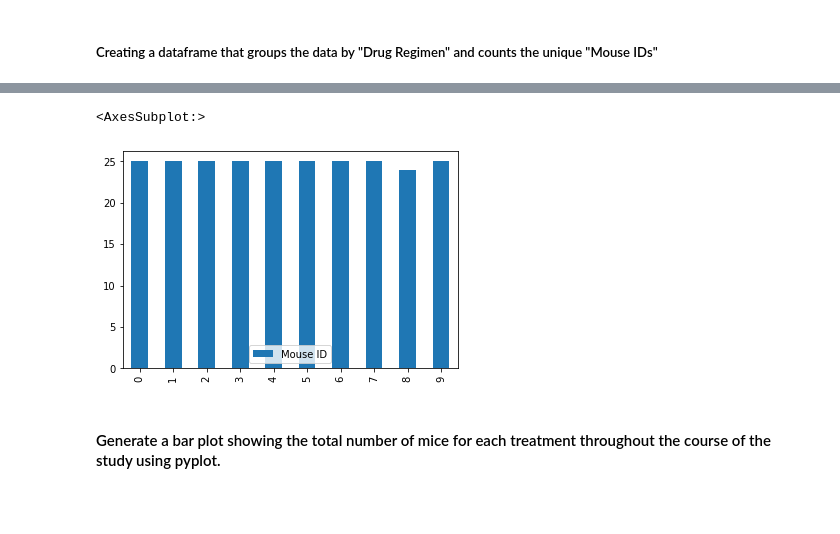
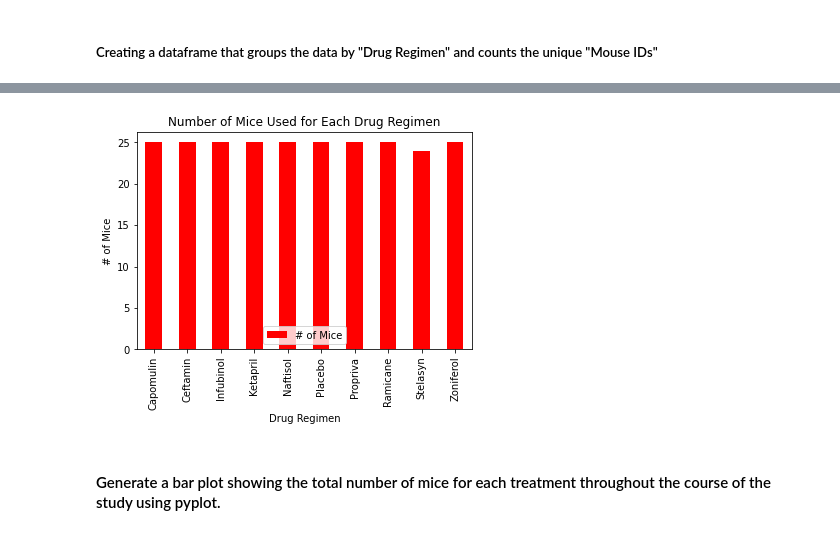
Before and after one commit to Slyssy/matplotlib-challenge, a Jupyter notebook: The_Power_of_Plots/Pymaceuticals/pymaceuticals.ipynb, the cells around one changed output, grey strips where cells are left out. Saved outputs shown, nothing was run; the diff lists cells and outputs as text; code cells hidden in the pictures; blank space fills up the shorter version.

```diff
--- a/The_Power_of_Plots/Pymaceuticals/pymaceuticals.ipynb
+++ b/The_Power_of_Plots/Pymaceuticals/pymaceuticals.ipynb
@@ -18,7 +18,9 @@ mouse_metadata = pd.read_csv(mouse_metadata_path)
 study_results = pd.read_csv(study_results_path)
 
 # Combine the data into a single dataset
-mouse_study_data_complete = pd.merge(mouse_metadata, study_results, how="outer", on=["Mouse ID", "Mouse ID"])
+mouse_study_data_complete = pd.merge(
+    mouse_metadata, study_results, how="outer", on=["Mouse ID", "Mouse ID"]
+)
 
 # Display the data table for preview
 mouse_study_data_complete.head(2)
@@ -132,4 +136,8 @@ sum_stat_df2.agg(['mean', 'median', 'var', "std", "sem"])
 # %% [markdown]
 ##### Creating a dataframe that groups the data by "Drug Regimen" and counts the unique "Mouse IDs"
 # %%
-drug_regimen_mice_count_df= df.groupby(["Drug Regimen"], as_index=False)["Mouse ID"].nunique()
+drug_regimen_mice_count_df = df.groupby(["Drug Regimen"], as_index=False)[
+    "Mouse ID"
+].nunique()
+drug_regimen_mice_count_df.rename(columns={"Mouse ID": "# of Mice"}, inplace=True)
+drug_regimen_mice_count_df
@@ -136,8 +156,16 @@ drug_regimen_mice_count_df= df.groupby(["Drug Regimen"], as_index=False)["Mouse
-# %%
-drug_regimen_mice_count_df.plot.bar()
-# %% [output]
-<AxesSubplot:>
-[figure, removed]
+# %%
+drug_regimen_mice_count_df.plot(
+    x="Drug Regimen",
+    y="# of Mice",
+    kind="bar",
+    xlabel="Drug Regimen",
+    ylabel="# of Mice",
+    color="red",
+    title="Number of Mice Used for Each Drug Regimen",
+)
+plt.show()
+# %% [output]
+[figure, added]
 # %% [markdown]
 #### Generate a bar plot showing the total number of mice for each treatment throughout the course of the study using pyplot.
 # %%
```
Also changed, not shown: parts of 10 cells of this notebook.
